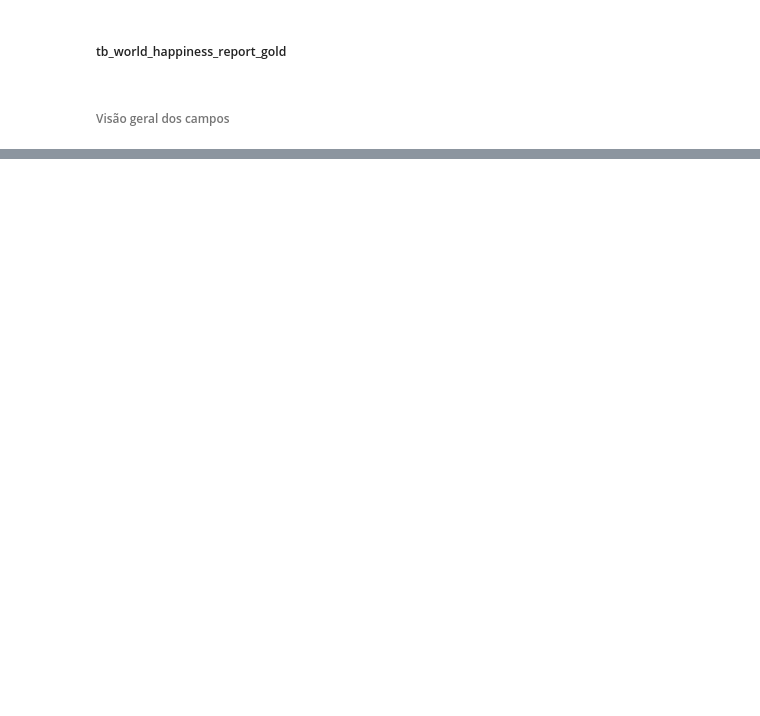
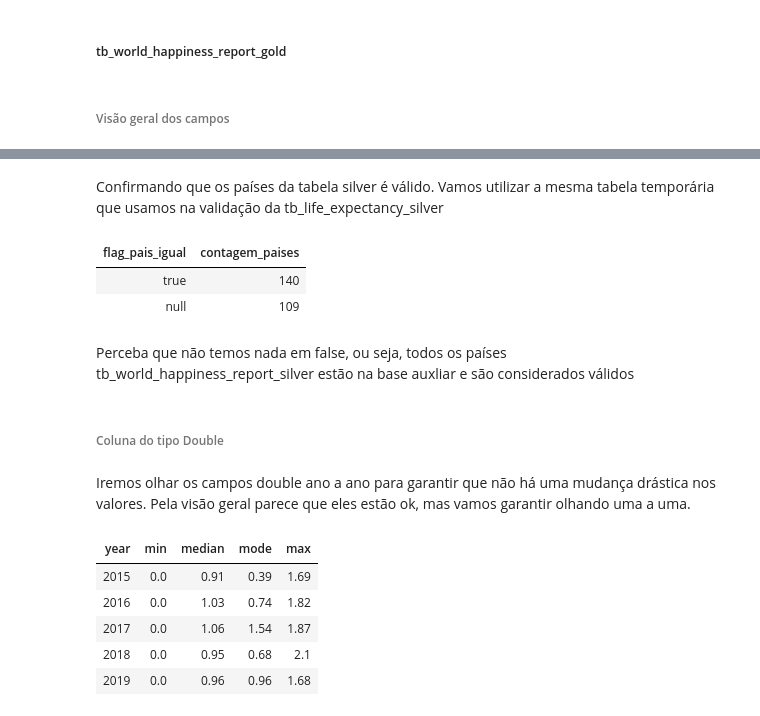
Before and after one commit to fernanda-valente-postgraduate/pos-graduacao-ciencia-de-dados, a Jupyter notebook: Fernanda Valente - MVP - Data Engeneering - Parte 1.ipynb, the cells around one changed output, grey strips where cells are left out. Saved outputs shown, nothing was run; the diff lists cells and outputs as text; code cells hidden in the pictures; blank space fills up the shorter version.

```diff
--- a/Fernanda Valente - MVP - Data Engeneering - Parte 1.ipynb
+++ b/Fernanda Valente - MVP - Data Engeneering - Parte 1.ipynb
@@ -1560,0 +1523,36 @@ Conclusão de cada coluna:
+# %% [markdown]
+Confirmando que os países da tabela silver é válido. Vamos utilizar a mesma tabela temporária que usamos na validação da tb_life_expectancy_silver
+# %%
+%sql
+with tb1 as ( select distinct country from `tb_world_happiness_report_silver`)
+,tb3 as (select  name as country_name_aux,   country,   name = country as flag_pais_igual
+from `tb_aux_country` tb2 left join tb1 on tb1.country = tb2.name)
+select flag_pais_igual, count(1) contagem_paises from tb3 group by 1 order by 2 desc
+# %% [output]
+| flag_pais_igual | contagem_paises |
+| true | 140 |
+| null | 109 |
+# %% [markdown]
+Perceba que não temos nada em false, ou seja, todos os países tb_world_happiness_report_silver estão na base auxliar e são considerados válidos
+# %% [markdown]
+###### Coluna do tipo Double
+# %% [markdown]
+Iremos olhar os campos double ano a ano para garantir que não há uma mudança drástica nos valores. Pela visão geral parece que eles estão ok, mas vamos garantir olhando uma a uma.
+# %%
+%sql
+
+select
+year,
+round(min(gpd_per_capita),2) min,
+round(median(gpd_per_capita),2) median,
+round(mode(gpd_per_capita),2) mode,
+round(max(gpd_per_capita),2) max
+from `tb_world_happiness_report_silver`
+group by 1 order by 1
+# %% [output]
+| year | min | median | mode | max |
+| 2015 | 0.0 | 0.91 | 0.39 | 1.69 |
+| 2016 | 0.0 | 1.03 | 0.74 | 1.82 |
+| 2017 | 0.0 | 1.06 | 1.54 | 1.87 |
+| 2018 | 0.0 | 0.95 | 0.68 | 2.1 |
+| 2019 | 0.0 | 0.96 | 0.96 | 1.68 |
```
Also changed, not shown: parts of 48 cells of this notebook.
